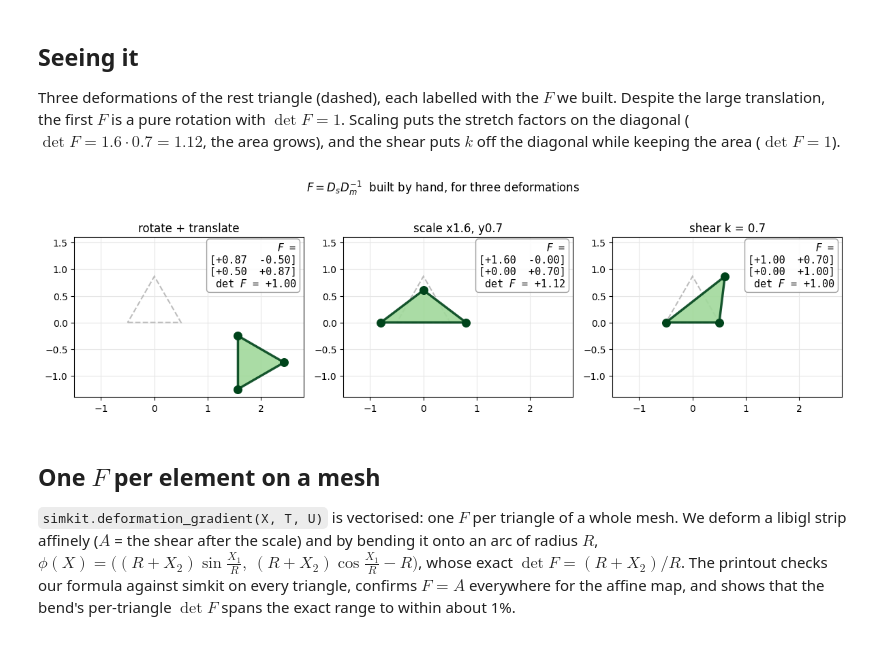
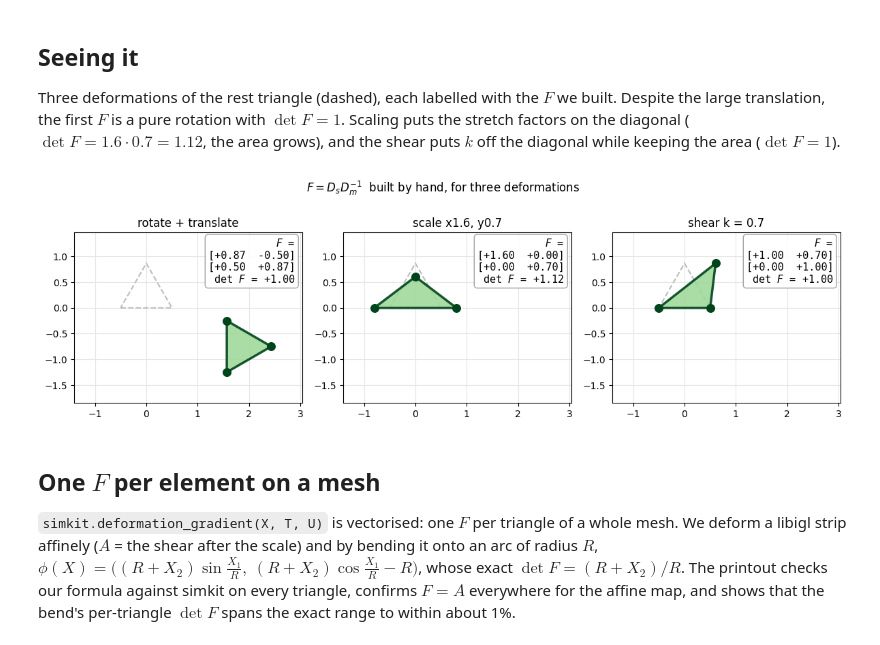
Before and after one commit to otmanon/simkit-tutorials, a Jupyter notebook: 001_deformation_gradient_construction.ipynb, the cells around one changed output. Cells and saved outputs as stored; diff of their text form; code cells hidden in the pictures.

```diff
--- a/001_deformation_gradient_construction.ipynb
+++ b/001_deformation_gradient_construction.ipynb
@@ -22,7 +22,7 @@ import simkit
 import utils
 
 NOTEBOOK = "001_deformation_gradient_construction"                 # this file's name
-RESULTS_DIR = simkit.filesystem.notebook_results_path(NOTEBOOK)     # results/001_deformation_gradient_construction/
+RESULTS_DIR = utils.notebook_results_path(NOTEBOOK)  # results/001_deformation_gradient_construction/
 MEDIA_DIR = "media"                                                 # tracked copies for the website
 # single triangle and its test deformations
 SIDE = 1.0                      # side length of the equilateral rest triangle
@@ -35,7 +35,7 @@ NX, NY = 13, 4                  # grid resolution (vertices)
 WIDTH, HEIGHT = 2.0, 0.5        # rest strip size
 BEND_RADIUS = 0.8               # radius of the arc the strip is bent onto
 # convergence of F to the exact Jacobian
-X_PROBE = [0.3, 0.1]                              # material point where F is compared with d(phi)/dX
+X_PROBE = [0.3, -0.05]                            # material point where F is compared with d(phi)/dX
 H_LIST = [0.4, 0.2, 0.1, 0.05, 0.025, 0.0125]     # side lengths of the shrinking probe triangle
 # %% [markdown]
 ## Eliminate the translation with edge vectors
@@ -128,19 +128,22 @@ keeping the area ($\det F = 1$).
 # %%
 cases = [("rotate + translate", U_rot),
          (f"scale x{SCALE[0]:g}, y{SCALE[1]:g}", X * np.array(SCALE)),
          (f"shear k = {SHEAR_K:g}", X @ np.array([[1.0, SHEAR_K], [0.0, 1.0]]).T)]
+lims = utils.auto_limits([X] + [U for _, U in cases], pad=0.6)     # shared limits that fit every triangle
 fig, axes = plt.subplots(1, 3, figsize=(12, 3.8))
 for ax, (name, U) in zip(axes, cases):
-    utils.setup_axes(ax, (-1.5, 2.8), (-1.4, 1.6), title=name)
+    utils.setup_axes(ax, *lims, title=name)
     utils.TriangleArtist(ax, U, rest=X)
-    utils.text_box(ax, utils.format_F(deformation_gradient_triangle(X, U)), loc="upper right")
+    F = deformation_gradient_triangle(X, U)
+    F_clean = np.round(F, 6) + 0.0             # drop float noise (+0.0 turns -0.0 into 0.0)
+    utils.text_box(ax, utils.format_F(F_clean), loc="upper right")
 fig.suptitle(r"$F = D_s D_m^{-1}$  built by hand, for three deformations")
 fig.tight_layout()
 simkit.filesystem.save_figure(fig, os.path.join(RESULTS_DIR, "deformations.png"),
                               copy_to=os.path.join(MEDIA_DIR, "001_deformations.png"))
 plt.show()
 # %% [output]
-[figure, old version]
+[figure, new version]
 # %% [markdown]
 ## One $F$ per element on a mesh
 
```
Also changed, not shown: parts of 7 cells of this notebook, 32 other files.
